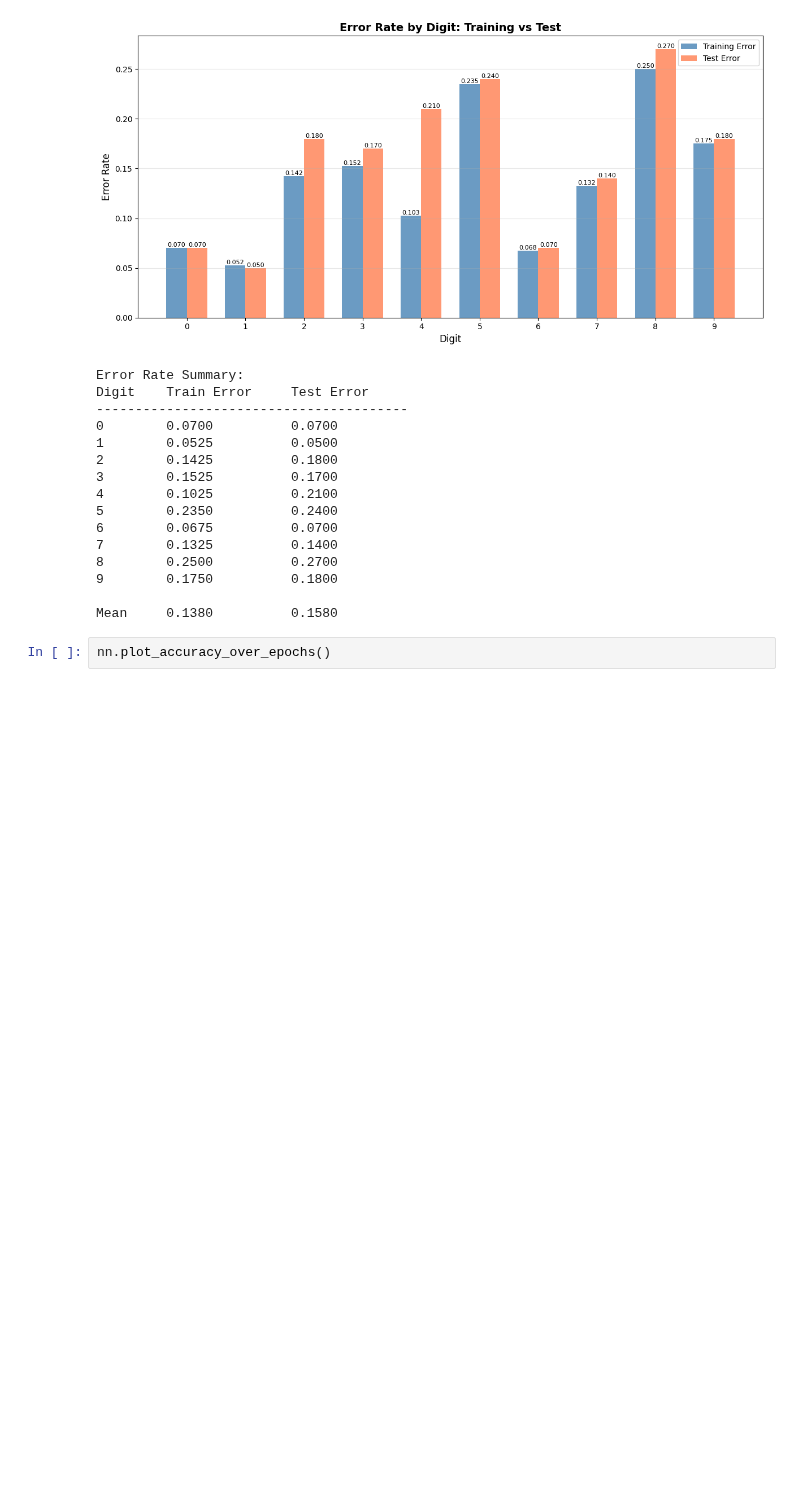
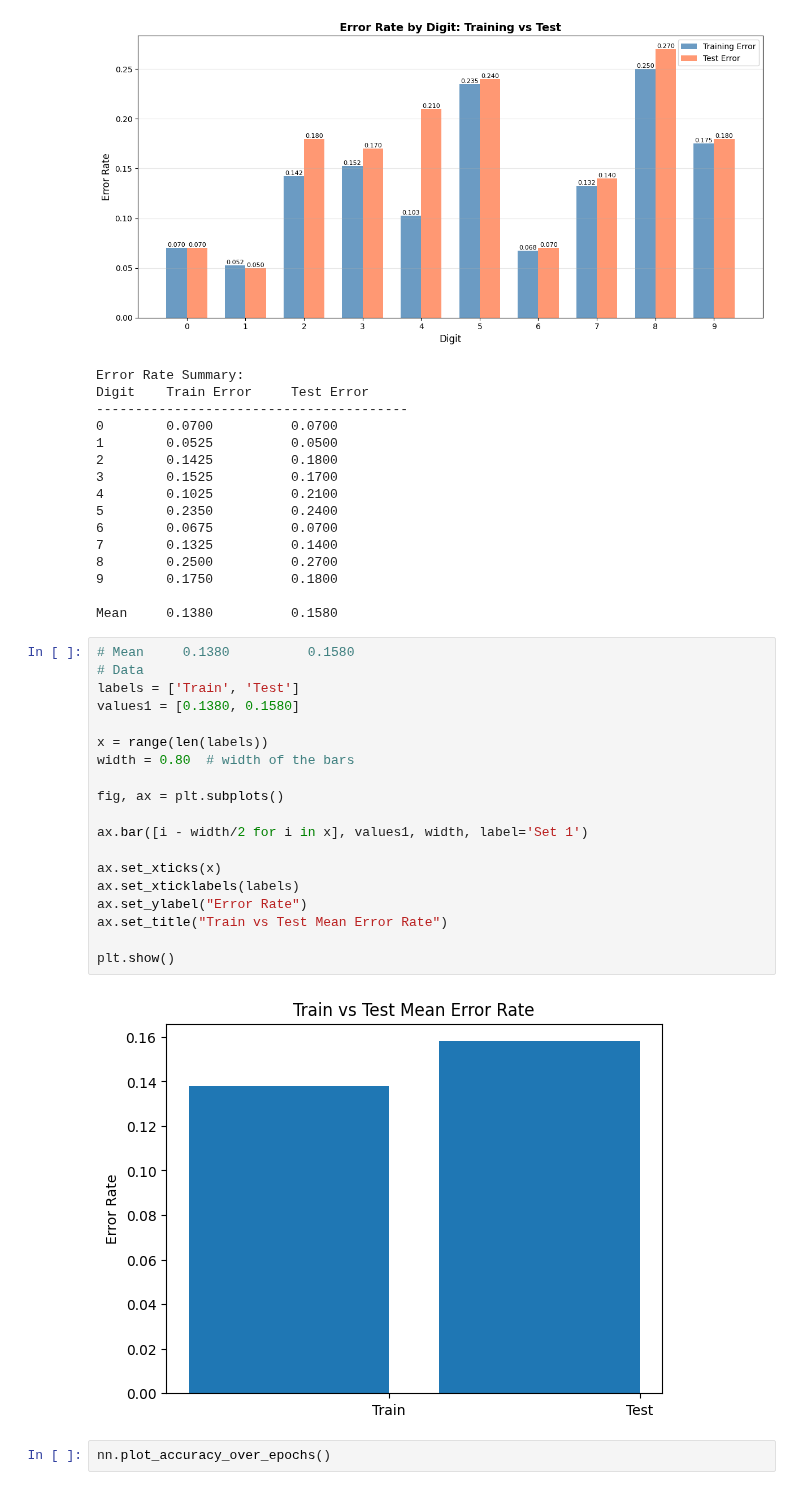
Before and after one commit to Rai1975/Intelligent_Systems, a Jupyter notebook: HW5/general_ffn.ipynb, the cells around one changed output. Saved outputs shown, nothing was run; the diff lists cells and outputs as text; blank space fills up the shorter version.

```diff
--- a/HW5/general_ffn.ipynb
+++ b/HW5/general_ffn.ipynb
@@ -556,6 +577,27 @@ Digit    Train Error     Test Error
 9        0.1750          0.1800
 
 Mean     0.1380          0.1580
+# %%
+# Mean     0.1380          0.1580
+# Data
+labels = ['Train', 'Test']
+values1 = [0.1380, 0.1580]
+
+x = range(len(labels))
+width = 0.80  # width of the bars
+
+fig, ax = plt.subplots()
+
+ax.bar([i - width/2 for i in x], values1, width, label='Set 1')
+
+ax.set_xticks(x)
+ax.set_xticklabels(labels)
+ax.set_ylabel("Error Rate")
+ax.set_title("Train vs Test Mean Error Rate")
+
+plt.show()
+# %% [output]
+[figure, added]
 # %%
 nn.plot_accuracy_over_epochs()
 # %% [output]
```
Also changed, not shown: parts of 1 cell of this notebook, 12 other files.
